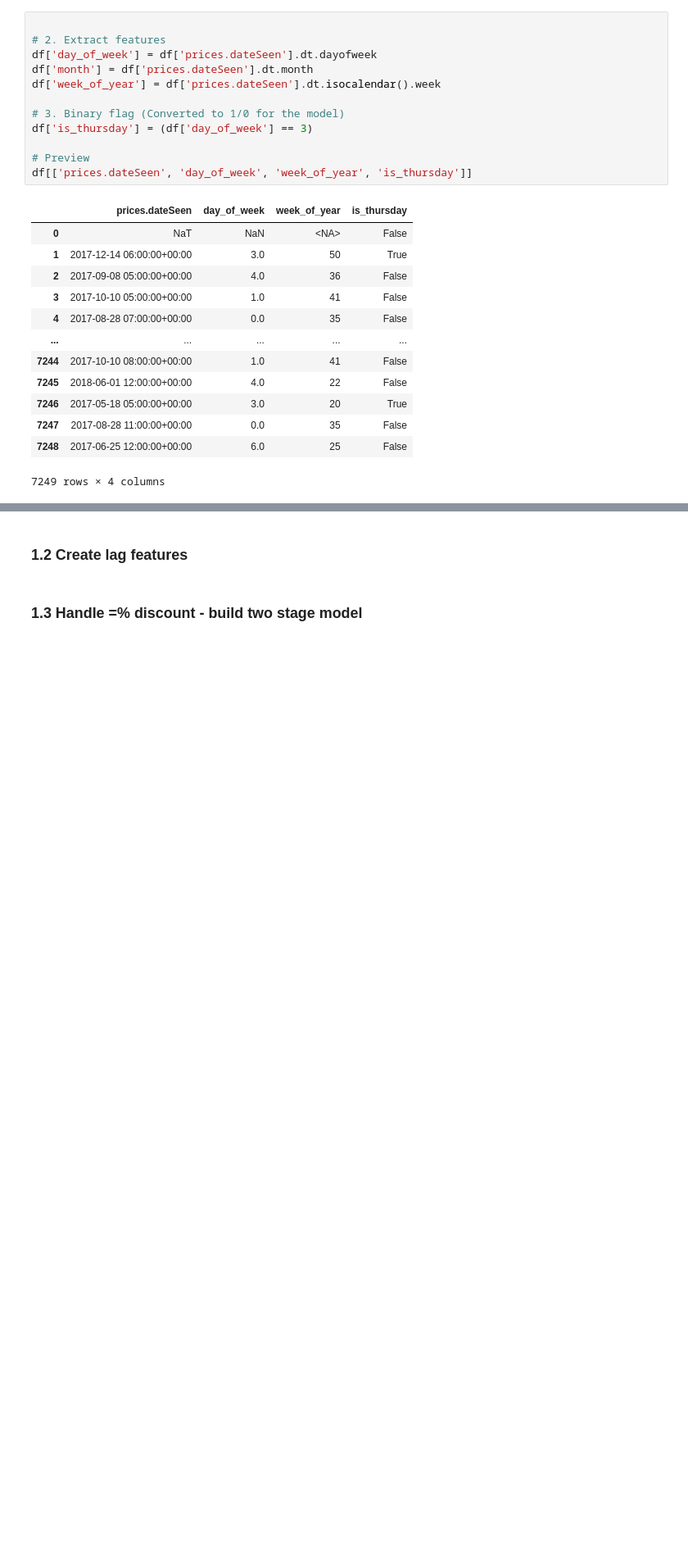
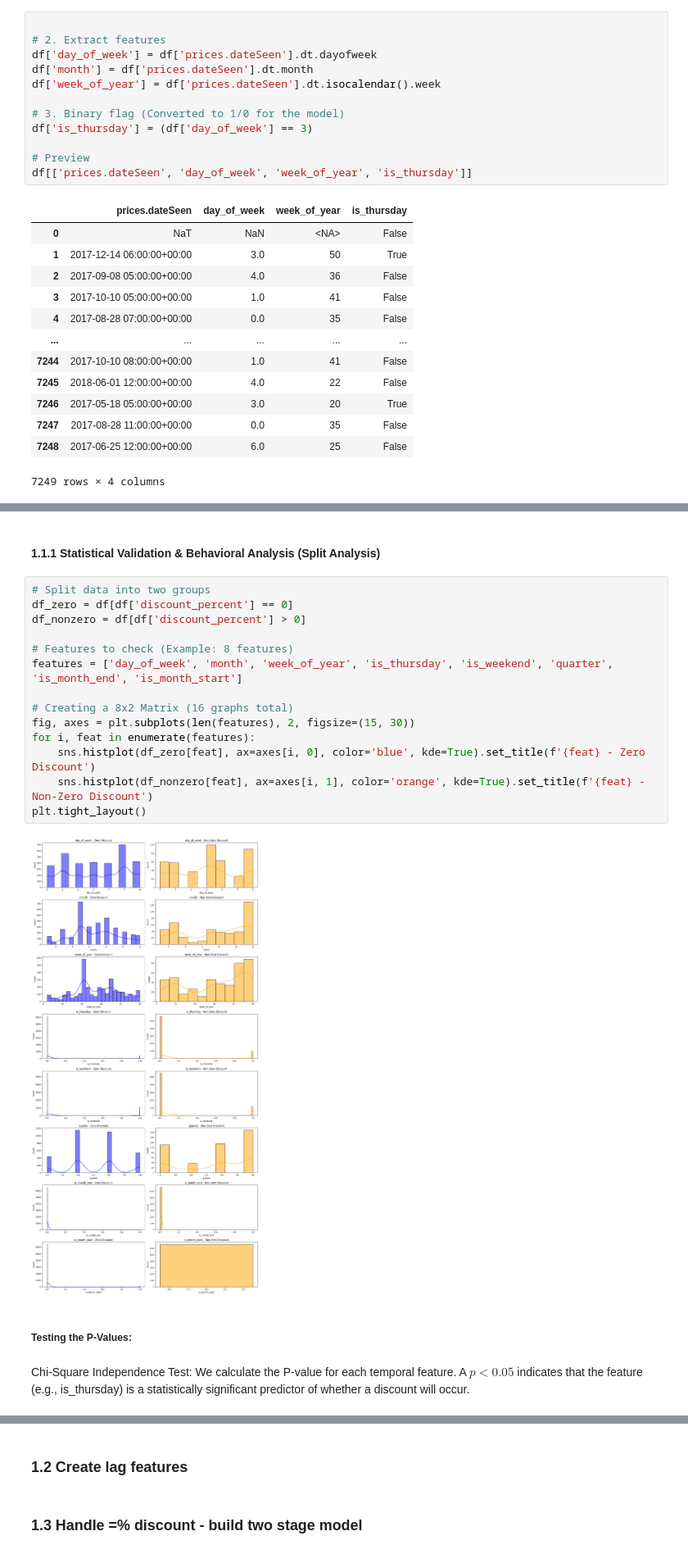
Before and after one commit to dealcatcher/jupyter-lab-models, a Jupyter notebook: arima.ipynb, the cells around one changed output, grey strips where cells are left out. Shown at 82% size. Saved outputs shown, nothing was run; the diff lists cells and outputs as text; blank space fills up the shorter version.

```diff
--- a/arima.ipynb
+++ b/arima.ipynb
@@ -66,0 +78,22 @@ As per the Phase 2 requirements, we focus on high-resolution time features: day_
+# %% [markdown]
+#### 1.1.1 Statistical Validation & Behavioral Analysis (Split Analysis)
+# %%
+# Split data into two groups
+df_zero = df[df['discount_percent'] == 0]
+df_nonzero = df[df['discount_percent'] > 0]
+
+# Features to check (Example: 8 features)
+features = ['day_of_week', 'month', 'week_of_year', 'is_thursday', 'is_weekend', 'quarter', 'is_month_end', 'is_month_start']
+
+# Creating a 8x2 Matrix (16 graphs total)
+fig, axes = plt.subplots(len(features), 2, figsize=(15, 30))
+for i, feat in enumerate(features):
+    sns.histplot(df_zero[feat], ax=axes[i, 0], color='blue', kde=True).set_title(f'{feat} - Zero Discount')
+    sns.histplot(df_nonzero[feat], ax=axes[i, 1], color='orange', kde=True).set_title(f'{feat} - Non-Zero Discount')
+plt.tight_layout()
+# %% [output]
+[figure, added]
+# %% [markdown]
+##### Testing the P-Values:
+# %% [markdown]
+Chi-Square Independence Test: We calculate the P-value for each temporal feature. A $p < 0.05$ indicates that the feature (e.g., is_thursday) is a statistically significant predictor of whether a discount will occur.
```
Also changed, not shown: parts of 8 cells of this notebook.
